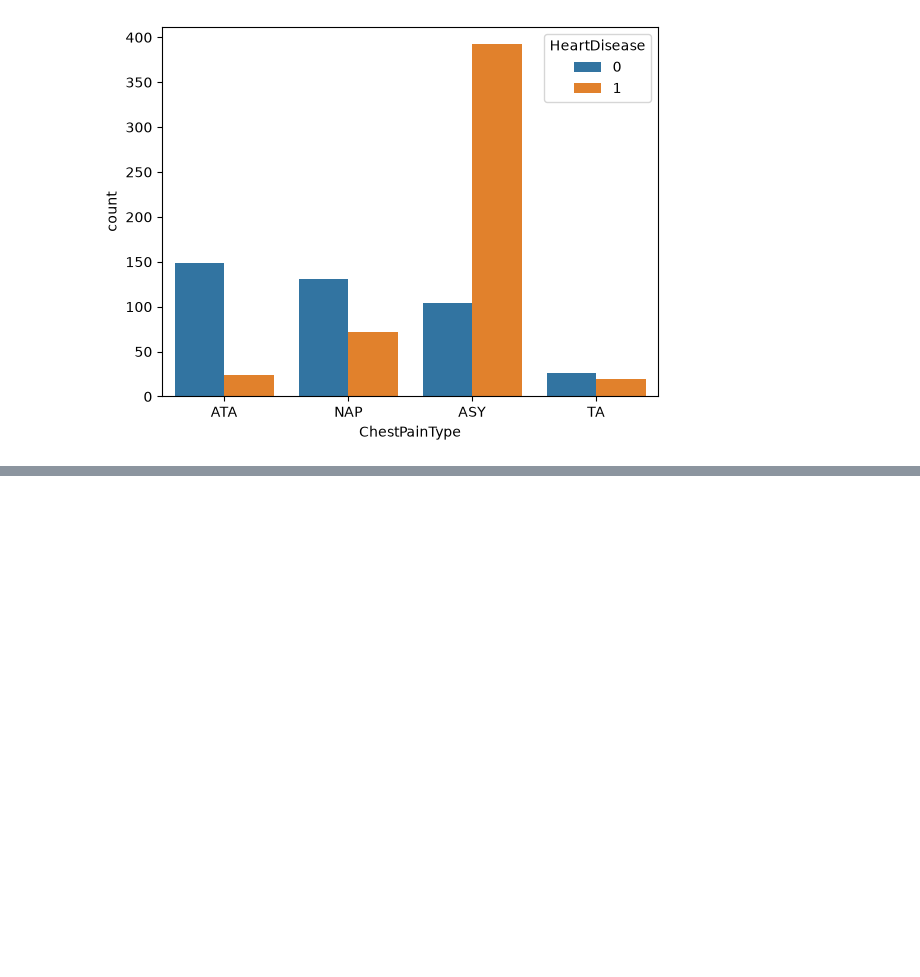
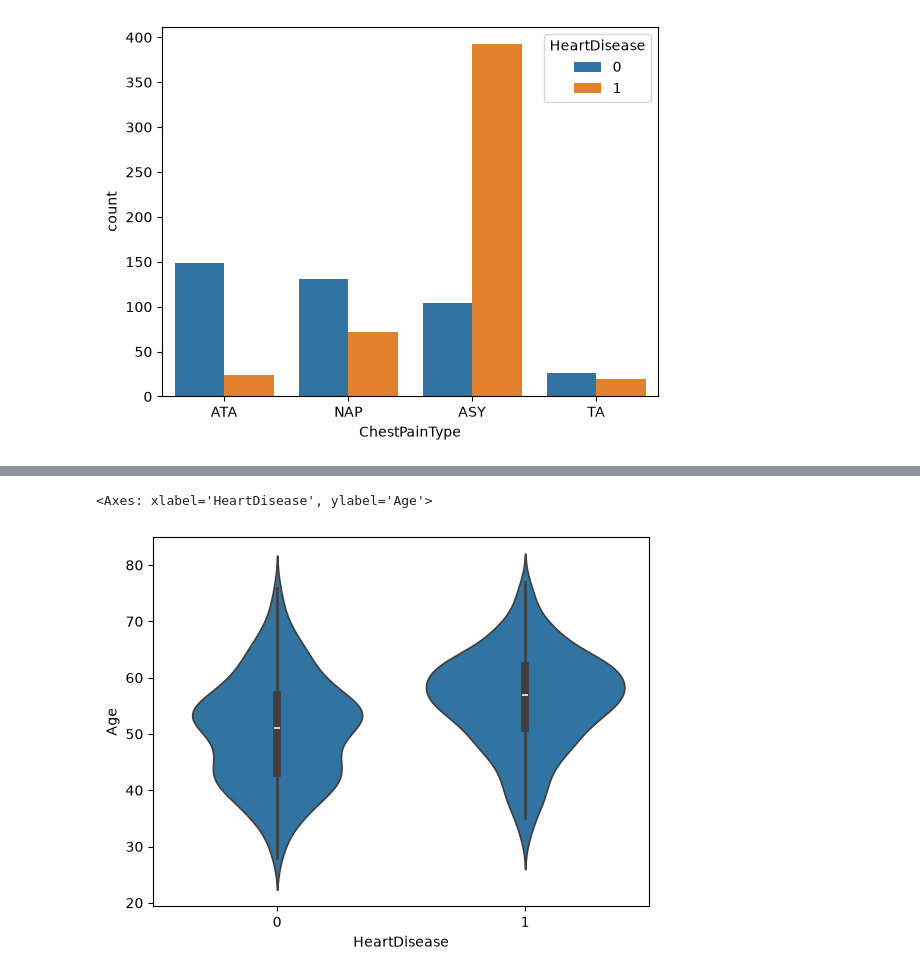
Before and after one commit to praful011-nep/ML-Playground, a Jupyter notebook: Machine Learning/ML Foundation/heart.ipynb, the cells around one changed output, grey strips where cells are left out. Drawn from its saved outputs; the diff is of its cells as text; code cells hidden in the pictures; blank space fills up the shorter version.

```diff
--- a/Machine Learning/ML Foundation/heart.ipynb
+++ b/Machine Learning/ML Foundation/heart.ipynb
@@ -195,0 +211,9 @@ sns.countplot(x = df['ChestPainType'], hue = df['HeartDisease'])
+# %%
+sns.violinplot(
+    x = 'HeartDisease',
+    y = 'Age',
+    data = df
+)
+# %% [output]
+<Axes: xlabel='HeartDisease', ylabel='Age'>
+[figure, added]
```
Also changed, not shown: parts of 3 cells of this notebook.
